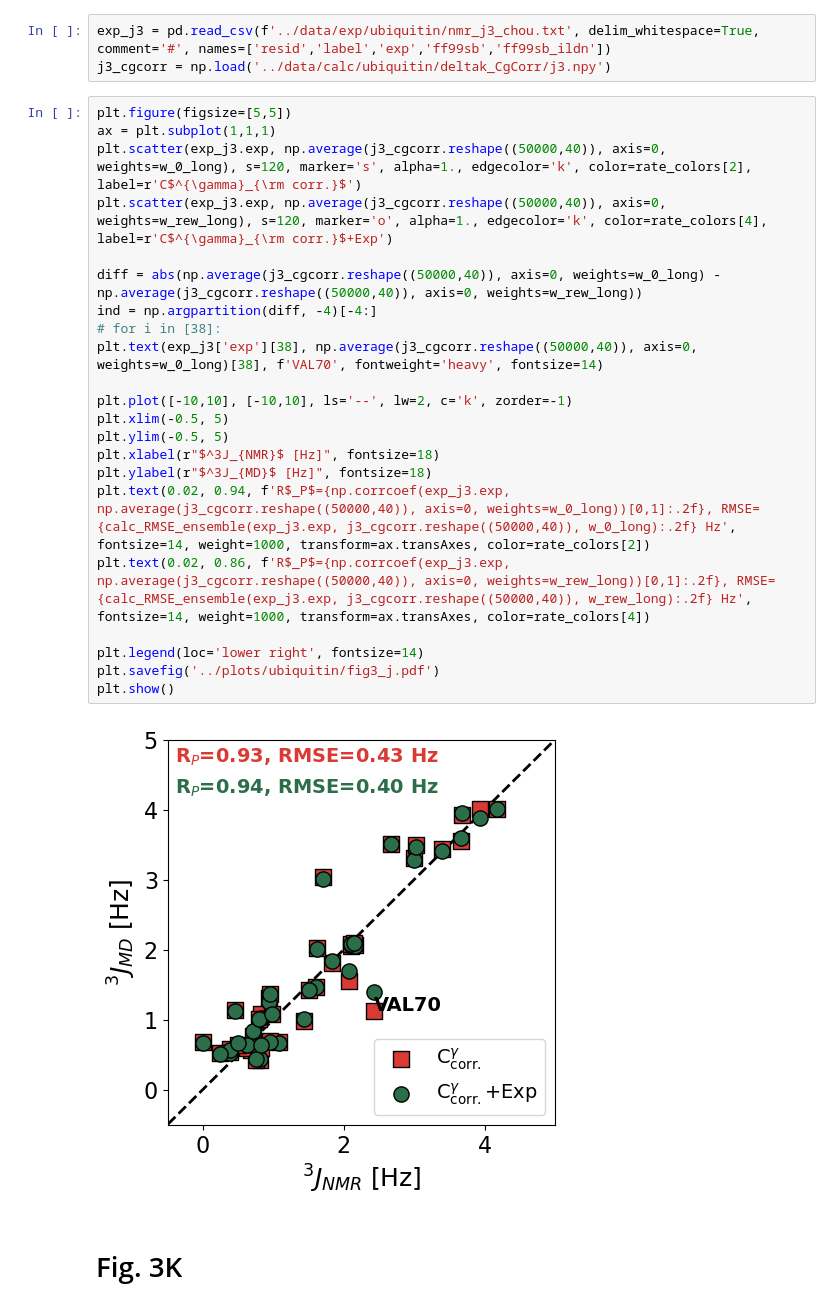
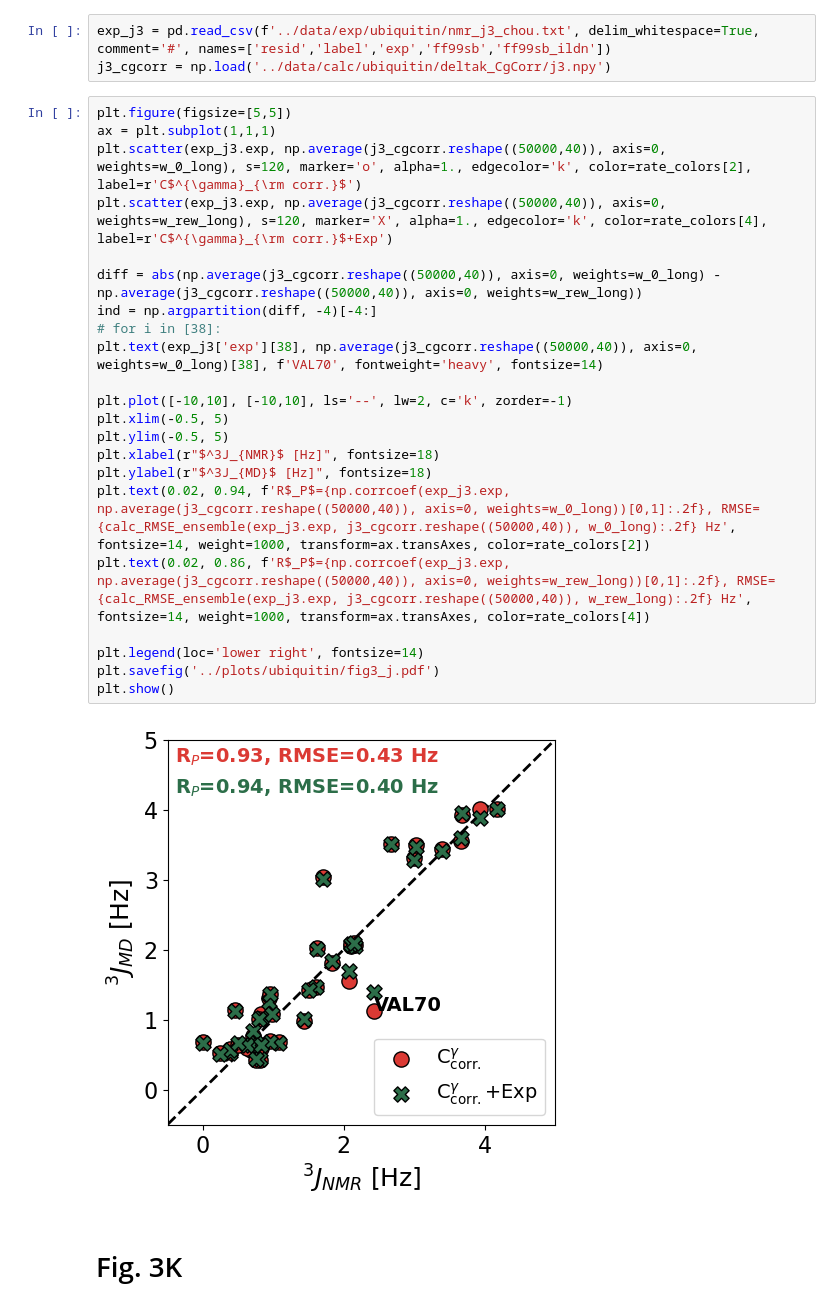
Before and after one commit to KULL-Centre/_2023_Kummerer_nmrFF, a Jupyter notebook: notebooks/make_figures_ubiquitin.ipynb, the cells around one changed output. Saved outputs shown, nothing was run; the diff lists cells and outputs as text.

Commit message:
update plots

```diff
--- a/notebooks/make_figures_ubiquitin.ipynb
+++ b/notebooks/make_figures_ubiquitin.ipynb
@@ -394,27 +391,27 @@ j3_cgcorr = np.load('../data/calc/ubiquitin/deltak_CgCorr/j3.npy')
 # %%
 plt.figure(figsize=[5,5])
 ax = plt.subplot(1,1,1)
-plt.scatter(exp_j3.exp, np.average(j3_cgcorr.reshape((50000,40)), axis=0, weights=w_0_long), s=120, marker='s', alpha=1., edgecolor='k', color=rate_colors[2], label=r'C$^{\gamma}_{\rm corr.}$')
-plt.scatter(exp_j3.exp, np.average(j3_cgcorr.reshape((50000,40)), axis=0, weights=w_rew_long), s=120, marker='o', alpha=1., edgecolor='k', color=rate_colors[4], label=r'C$^{\gamma}_{\rm corr.}$+Exp')
+plt.scatter(exp_j3.exp, np.average(j3_cgcorr.reshape((50000,40)), axis=0, weights=w_0_long), s=120, marker='o', alpha=1., edgecolor='k', color=rate_colors[2], label=r'C$^{\gamma}_{\rm corr.}$')
+plt.scatter(exp_j3.exp, np.average(j3_cgcorr.reshape((50000,40)), axis=0, weights=w_rew_long), s=120, marker='X', alpha=1., edgecolor='k', color=rate_colors[4], label=r'C$^{\gamma}_{\rm corr.}$+Exp')
 
 diff = abs(np.average(j3_cgcorr.reshape((50000,40)), axis=0, weights=w_0_long) - np.average(j3_cgcorr.reshape((50000,40)), axis=0, weights=w_rew_long))
 ind = np.argpartition(diff, -4)[-4:]
 # for i in [38]:
 plt.text(exp_j3['exp'][38], np.average(j3_cgcorr.reshape((50000,40)), axis=0, weights=w_0_long)[38], f'VAL70', fontweight='heavy', fontsize=14)
 
 plt.plot([-10,10], [-10,10], ls='--', lw=2, c='k', zorder=-1)
 plt.xlim(-0.5, 5)
 plt.ylim(-0.5, 5)
 plt.xlabel(r"$^3J_{NMR}$ [Hz]", fontsize=18)
 plt.ylabel(r"$^3J_{MD}$ [Hz]", fontsize=18)
 plt.text(0.02, 0.94, f'R$_P$={np.corrcoef(exp_j3.exp, np.average(j3_cgcorr.reshape((50000,40)), axis=0, weights=w_0_long))[0,1]:.2f}, RMSE={calc_RMSE_ensemble(exp_j3.exp, j3_cgcorr.reshape((50000,40)), w_0_long):.2f} Hz', fontsize=14, weight=1000, transform=ax.transAxes, color=rate_colors[2])
 plt.text(0.02, 0.86, f'R$_P$={np.corrcoef(exp_j3.exp, np.average(j3_cgcorr.reshape((50000,40)), axis=0, weights=w_rew_long))[0,1]:.2f}, RMSE={calc_RMSE_ensemble(exp_j3.exp, j3_cgcorr.reshape((50000,40)), w_rew_long):.2f} Hz', fontsize=14, weight=1000, transform=ax.transAxes, color=rate_colors[4])
 
 plt.legend(loc='lower right', fontsize=14)
 plt.savefig('../plots/ubiquitin/fig3_j.pdf')
 plt.show()
 # %% [output]
-[figure, old version]
+[figure, new version]
 # %% [markdown]
 # Fig. 3K
 # %%
```
Also changed, not shown: parts of 1 cell of this notebook, 6 other files.
